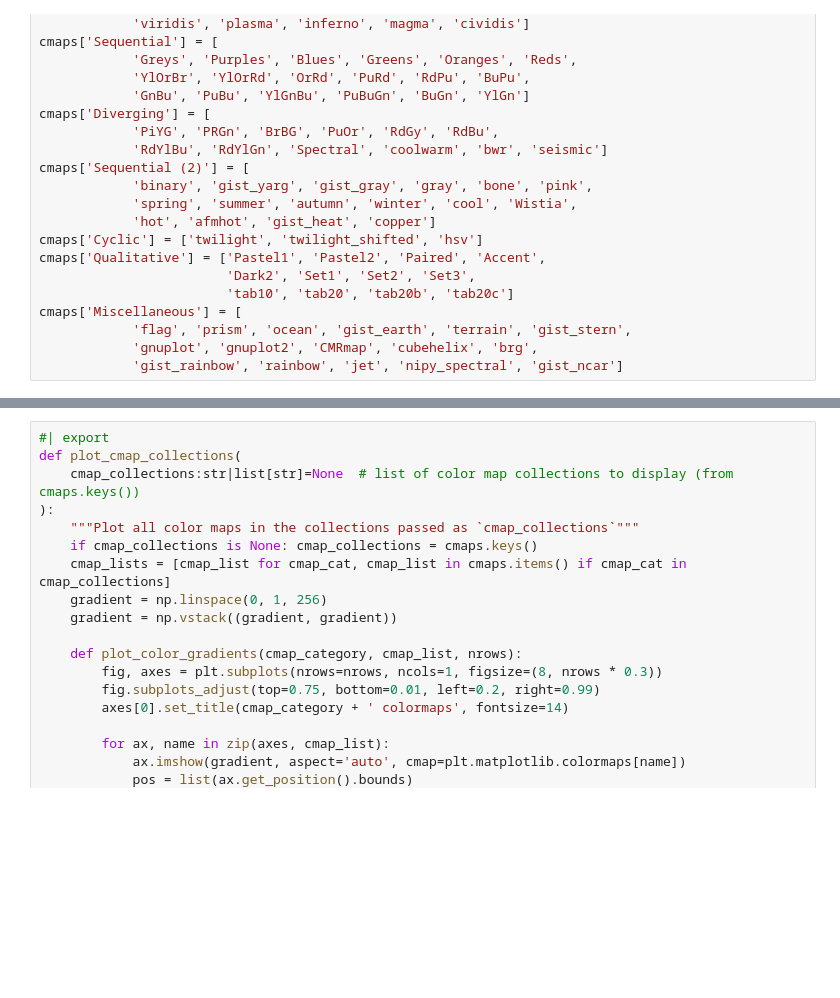
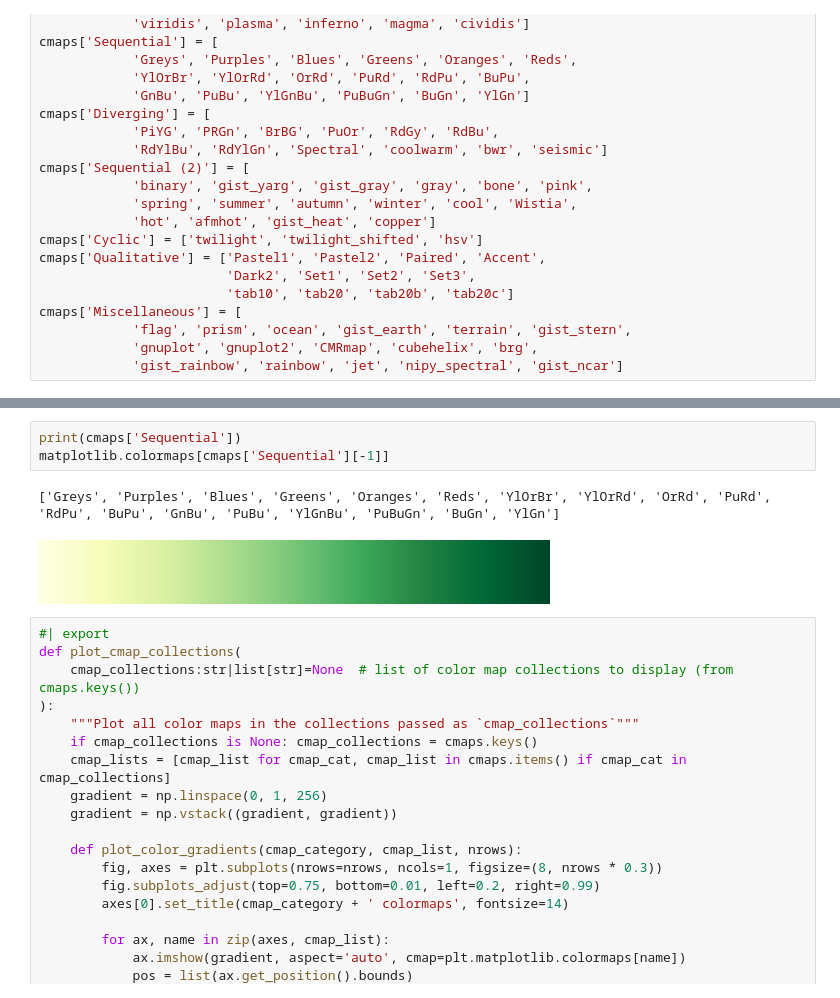
Before and after one commit to vtecftwy/eccore, a Jupyter notebook: nbs-dev/0_02_plotting.ipynb, the cells around one changed output, grey strips where cells are left out. Drawn from its saved outputs; the diff is of its cells as text; blank space fills up the shorter version.

```diff
--- a/nbs-dev/0_02_plotting.ipynb
+++ b/nbs-dev/0_02_plotting.ipynb
@@ -53,3 +62,9 @@ matplotlib.colormaps['Dark2']
+# %%
+print(cmaps['Sequential'])
+matplotlib.colormaps[cmaps['Sequential'][-1]]
+# %% [output]
+['Greys', 'Purples', 'Blues', 'Greens', 'Oranges', 'Reds', 'YlOrBr', 'YlOrRd', 'OrRd', 'PuRd', 'RdPu', 'BuPu', 'GnBu', 'PuBu', 'YlGnBu', 'PuBuGn', 'BuGn', 'YlGn']
+[figure, added]
 # %%
 #| export
 def plot_cmap_collections(
```
Also changed, not shown: parts of 16 cells of this notebook, 14 other files.
